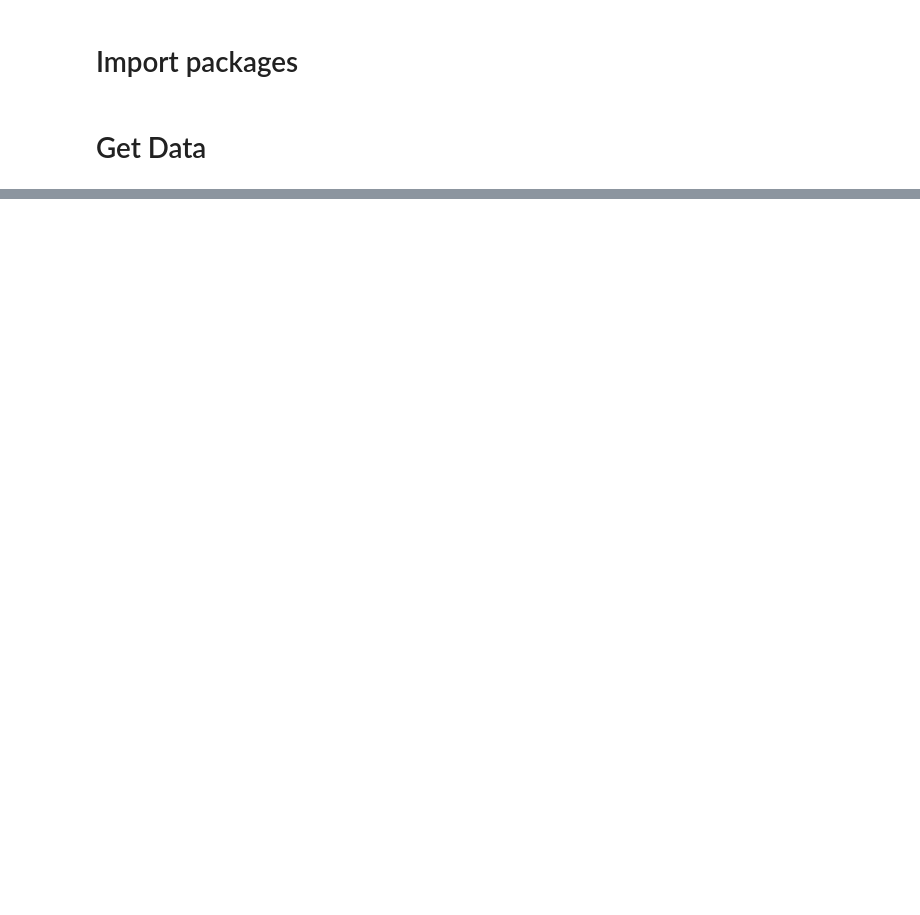
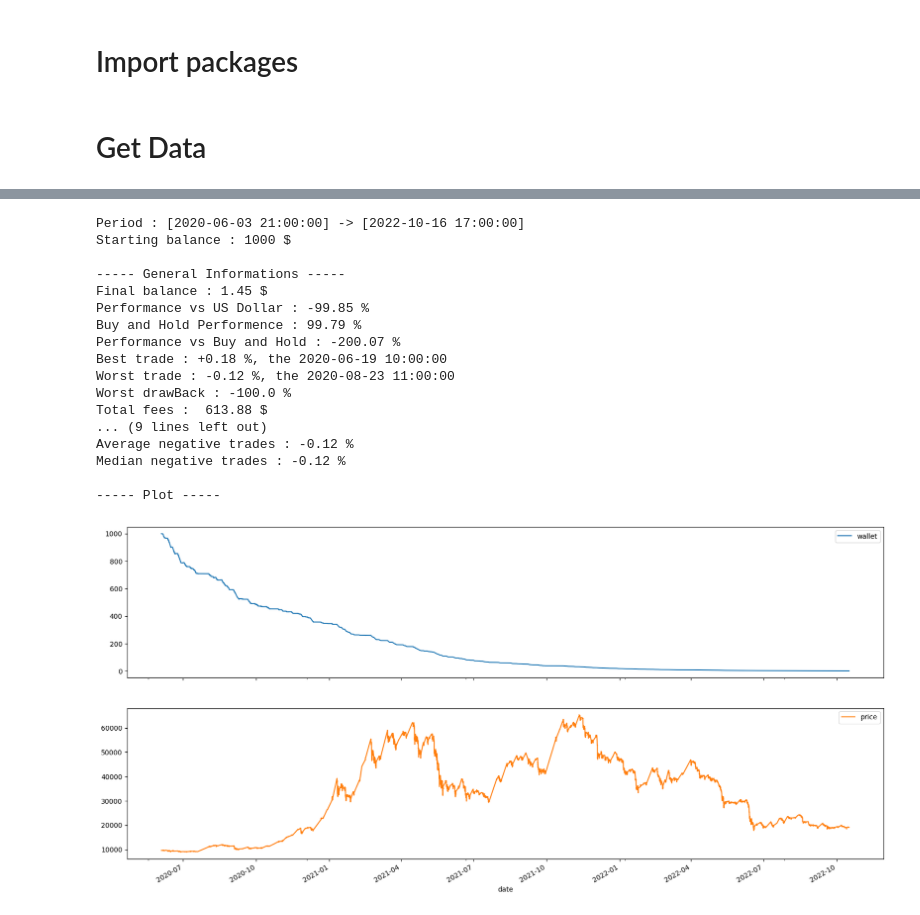
Before and after one commit to webclinic017/Trading-sandbox, a Jupyter notebook: 09_VWAP_RSI_strategy.ipynb, the cells around one changed output, grey strips where cells are left out. Saved outputs shown, nothing was run; the diff lists cells and outputs as text; code cells hidden in the pictures; blank space fills up the shorter version.

Commit message:
starting grid

```diff
--- a/09_VWAP_RSI_strategy.ipynb
+++ b/09_VWAP_RSI_strategy.ipynb
@@ -61,0 +63,9 @@ Average negative trades : -3.97 %
+# %%
+SYMBOL= 'BTC'
+df =loadFromDB(SYMBOL,'1h')
+df['EMA200'] = ema_indicator(df.Close,70)
+df['MACD'] = macd_diff(df.Close)
+df['MACD_1'] = macd_signal(df.Close)
+df.dropna(inplace=True)
+print(df.shape)
+df.head()
@@ -61,0 +81,29 @@ Average negative trades : -3.97 %
+# %%
+def buyCondition(row:pd.Series, previous_row:pd.Series=None)->bool:
+    return True if row.MACD_1<0 and row.EMA200>row.Close else False
+
+def sellCondition(row:pd.Series, previous_row:pd.Series=None)->bool:
+    return True if row.MACD_1>0 else False
+
+TP = 0.002
+
+strategyTester(df,buyCondition,sellCondition,equity=1000,stop_loss=True, take_profit=True, tp=TP,sl=TP/2)
+# %% [output]
+Period : [2020-06-03 21:00:00] -> [2022-10-16 17:00:00]
+Starting balance : 1000 $
+
+----- General Informations -----
+Final balance : 1.45 $
+Performance vs US Dollar : -99.85 %
+Buy and Hold Performence : 99.79 %
+Performance vs Buy and Hold : -200.07 %
+Best trade : +0.18 %, the 2020-06-19 10:00:00
+Worst trade : -0.12 %, the 2020-08-23 11:00:00
+Worst drawBack : -100.0 %
+Total fees :  613.88 $
+... (9 lines left out)
+Average negative trades : -0.12 %
+Median negative trades : -0.12 %
+
+----- Plot -----
+[figure, added]
```
Also changed, not shown: parts of 4 cells of this notebook, 6 other files.
